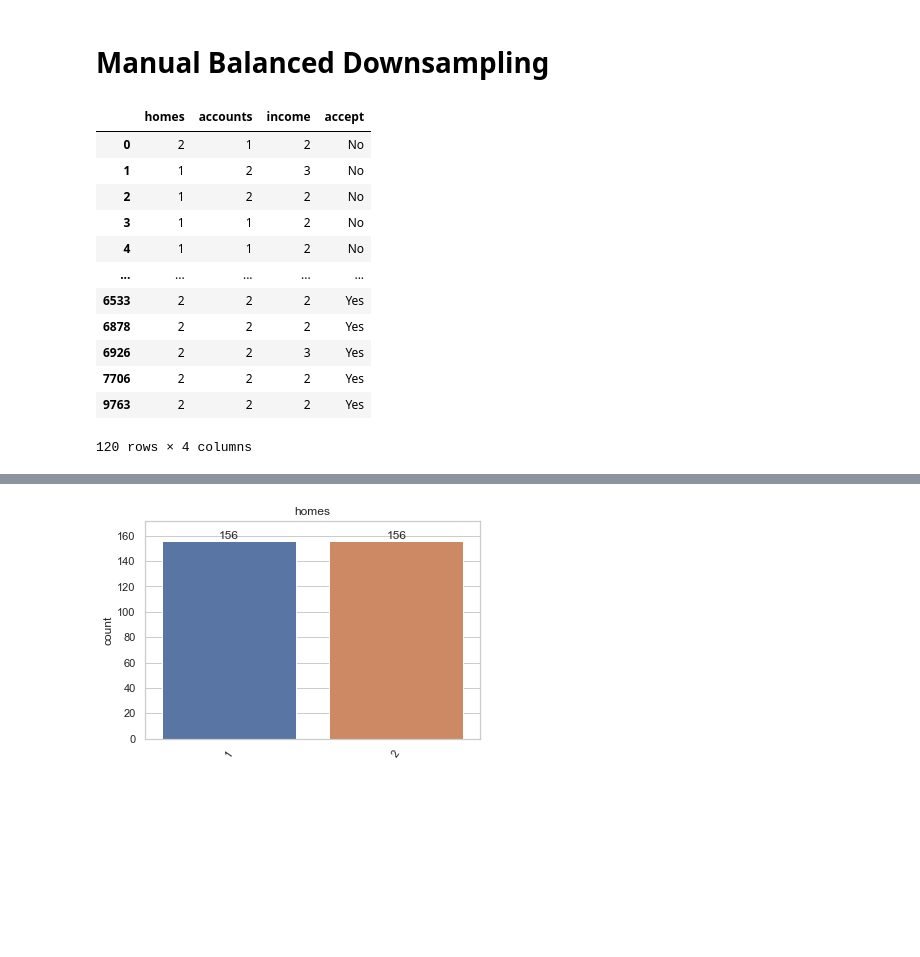
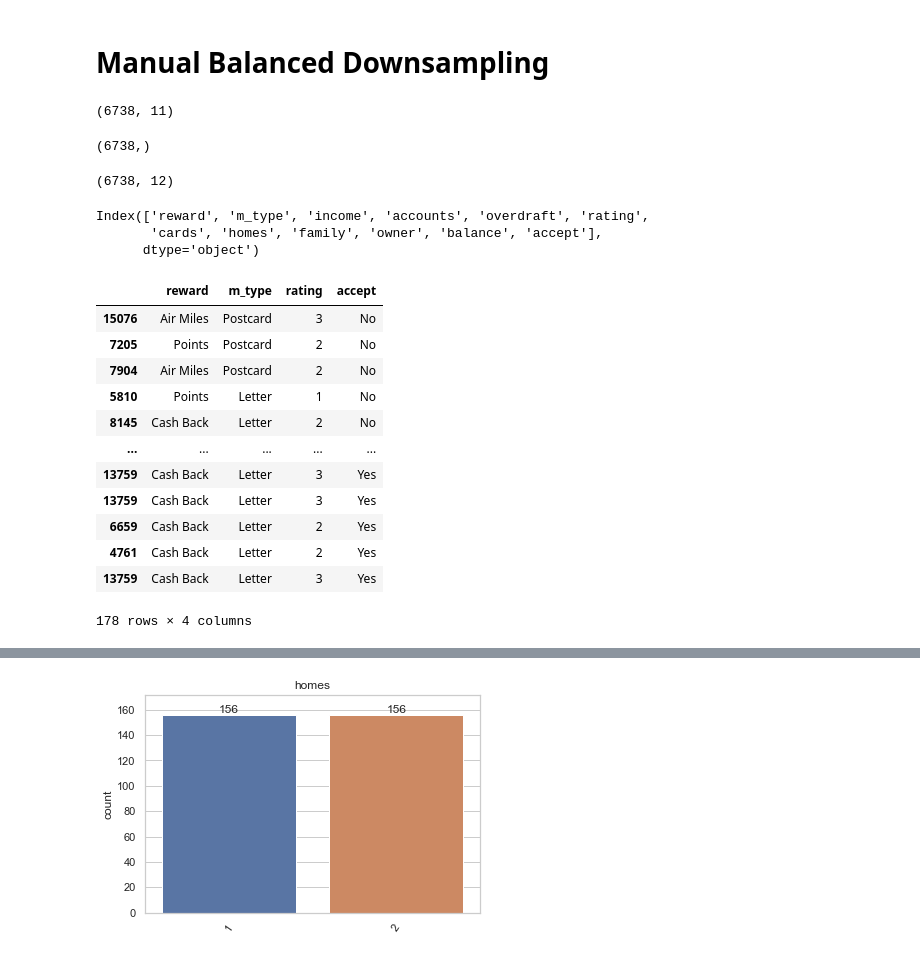
Before and after one commit to aldamepi/ironhack-mid_bootcamp_project, a Jupyter notebook: code/mid_bootcamp-amengual.ipynb, the cells around one changed output, grey strips where cells are left out. Saved outputs shown, nothing was run; the diff lists cells and outputs as text; code cells hidden in the pictures; blank space fills up the shorter version.

Commit message:
done once manual resample balance

```diff
--- a/code/mid_bootcamp-amengual.ipynb
+++ b/code/mid_bootcamp-amengual.ipynb
@@ -1575,4 +1809,2 @@ There are features which do not have the same proportion:
 # %% [markdown]
 ## Finish preprocessing
-# %%
-X_train_man, X_test_man, y_train_man, y_test_man = preprocess(X_train_man, X_test, y_train_man, y_test)
@@ -1714,5 +1966,26 @@ The Kappa in the TEST set is: 10.19
+# %%
+# Check shape
+X_train_man.shape
+# %% [output]
+(6738, 11)
+# %%
+y_train_man.shape
+# %% [output]
+(6738,)
+# %%
+manual_resample = pd.concat([X_train_man,y_train_man],axis=1)
+manual_resample.shape
+# %% [output]
+(6738, 12)
+# %%
+manual_resample.columns
+# %% [output]
+Index(['reward', 'm_type', 'income', 'accounts', 'overdraft', 'rating',
+       'cards', 'homes', 'family', 'owner', 'balance', 'accept'],
+      dtype='object')
 # %%
-#imbalance_columns = ['Owner', 'family', 'homes', 'cards', 'overdraft', 'accounts', 'income', 'accept']
-imbalance_columns = ['homes','accounts','income', 'accept']
+imbalance_columns = ['reward','m_type', 'rating','accept']
+# imbalance_columns = ['reward','Owner', 'family', 'homes', 'cards', 'overdraft', 'accounts', 'income', 'accept']
+# imbalance_columns = ['homes','accounts','income', 'accept']
 # %%
-df_groupby = df.groupby(imbalance_columns)[imbalance_columns]
+manual_grouped = manual_resample.groupby(imbalance_columns)[imbalance_columns]
@@ -1719,16 +1996,16 @@ df_groupby = df.groupby(imbalance_columns)[imbalance_columns]
 # %%
-df_groupby.head()
+manual_grouped.head()
 # %% [output]
-|  | homes | accounts | income | accept |
-| 0 | 2 | 1 | 2 | No |
-| 1 | 1 | 2 | 3 | No |
-| 2 | 1 | 2 | 2 | No |
-| 3 | 1 | 1 | 2 | No |
-| 4 | 1 | 1 | 2 | No |
+|  | reward | m_type | rating | accept |
+| 15076 | Air Miles | Postcard | 3 | No |
+| 7205 | Points | Postcard | 2 | No |
+| 7904 | Air Miles | Postcard | 2 | No |
+| 5810 | Points | Letter | 1 | No |
+| 8145 | Cash Back | Letter | 2 | No |
 | ... | ... | ... | ... | ... |
-| 6533 | 2 | 2 | 2 | Yes |
-| 6878 | 2 | 2 | 2 | Yes |
-| 6926 | 2 | 2 | 3 | Yes |
-| 7706 | 2 | 2 | 2 | Yes |
-| 9763 | 2 | 2 | 2 | Yes |
+| 13759 | Cash Back | Letter | 3 | Yes |
+| 13759 | Cash Back | Letter | 3 | Yes |
+| 6659 | Cash Back | Letter | 2 | Yes |
+| 4761 | Cash Back | Letter | 2 | Yes |
+| 13759 | Cash Back | Letter | 3 | Yes |
-120 rows × 4 columns
+178 rows × 4 columns
```
Also changed, not shown: parts of 100 cells of this notebook.
